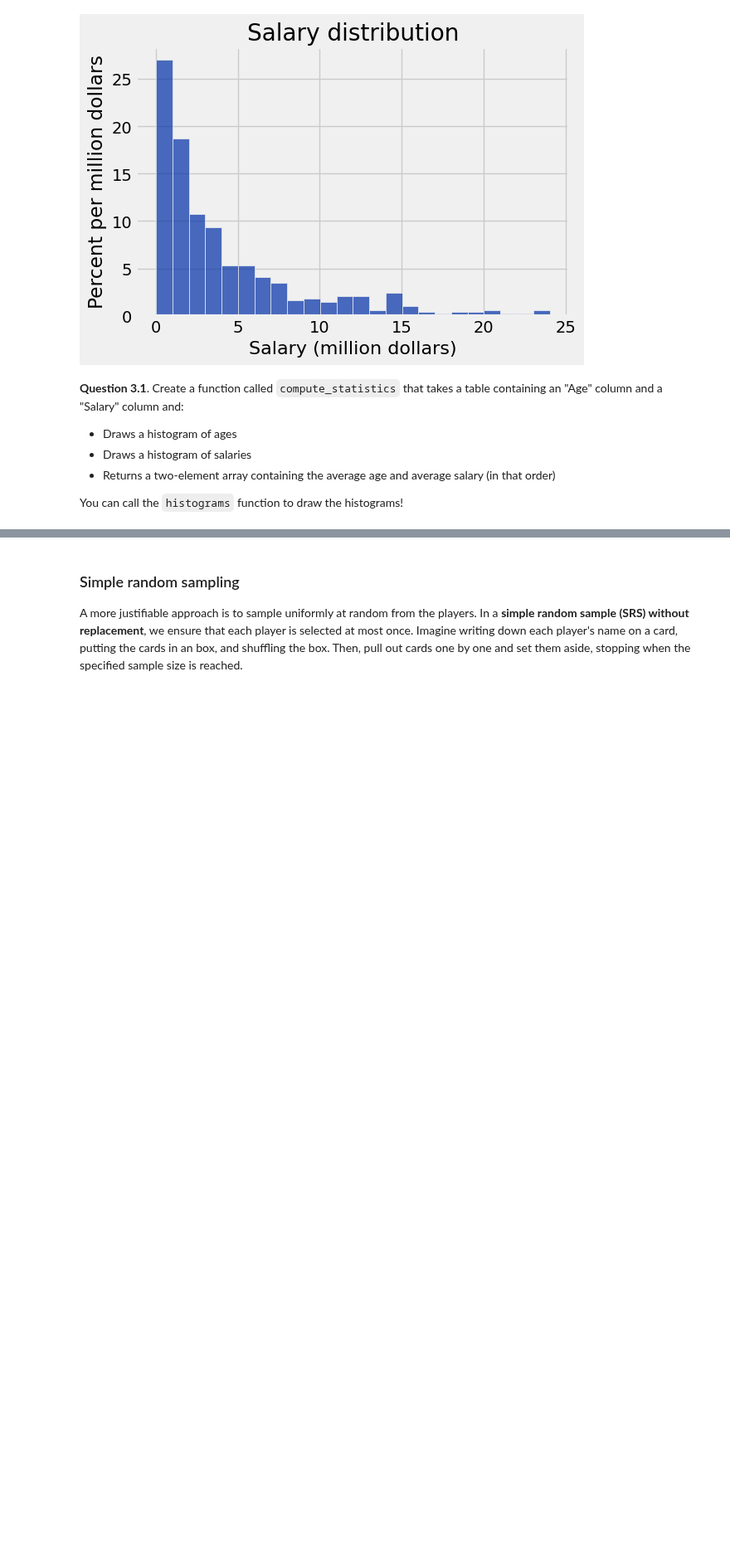
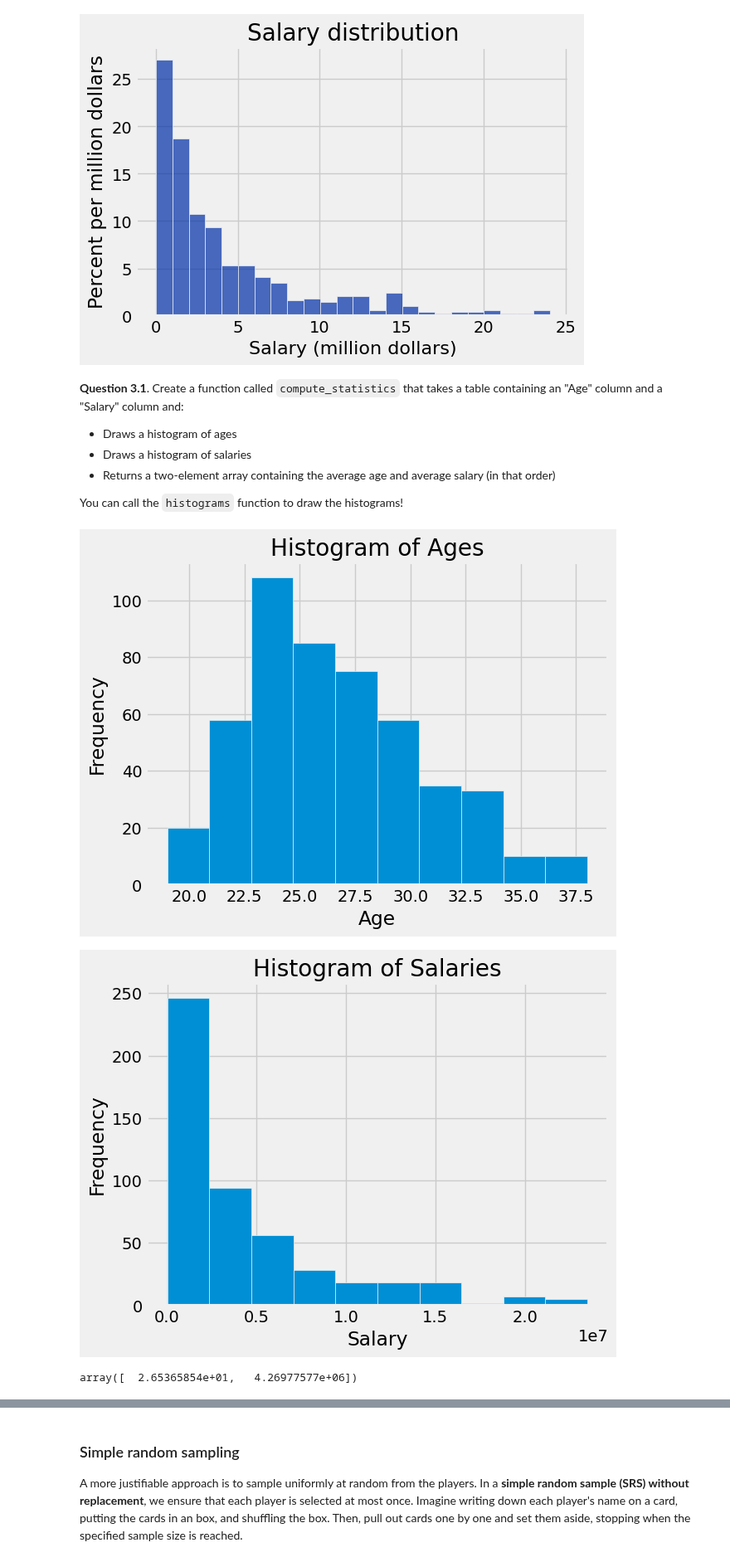
Before and after one commit to ttlarson13/Data-Analytics-Fall-25, a Jupyter notebook: lab05-1/lab05/lab05.ipynb, the cells around one changed output, grey strips where cells are left out. Shown at 83% size. Drawn from its saved outputs; the diff is of its cells as text; code cells hidden in the pictures; blank space fills up the shorter version.

```diff
--- a/lab05-1/lab05/lab05.ipynb
+++ b/lab05-1/lab05/lab05.ipynb
@@ -374,15 +374,30 @@ Two histograms should be displayed below
 - Returns a two-element array containing the average age and average salary (in that order)
 
 You can call the `histograms` function to draw the histograms!
-# %%
-def compute_statistics(age_and_salary_data):
-    ...
-    age = ...
-    salary = ...
-    ...
-
-
-full_stats = compute_statistics(full_data)
-full_stats
+# %%
+def compute_statistics(age_and_salary_data):
+    avg_age = np.mean(age_and_salary_data.column('Age'))
+    avg_salary = np.mean(age_and_salary_data.column('Salary'))
+
+    age = plt.hist(age_and_salary_data.column('Age'))
+    plt.title("Histogram of Ages")
+    plt.xlabel("Age")
+    plt.ylabel("Frequency")
+    plt.show()
+
+    salary =  plt.hist(age_and_salary_data.column('Salary'))
+    plt.title("Histogram of Salaries")
+    plt.xlabel("Salary")
+    plt.ylabel("Frequency")
+    plt.show()
+    return np.array([avg_age, avg_salary])
+
+
+full_stats = compute_statistics(full_data)
+full_stats
+# %% [output]
+[figure, added]
+[figure, added]
+array([  2.65365854e+01,   4.26977577e+06])
 # %%
 grader.check("q31")
```
Also changed, not shown: parts of 13 cells of this notebook, 2 other files.
